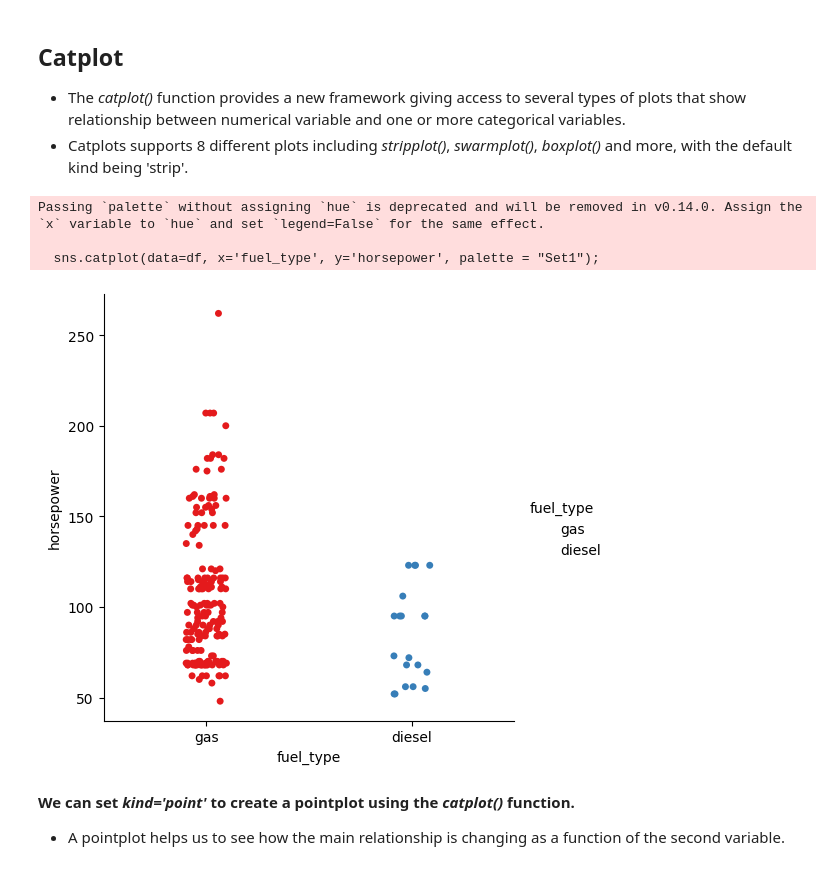
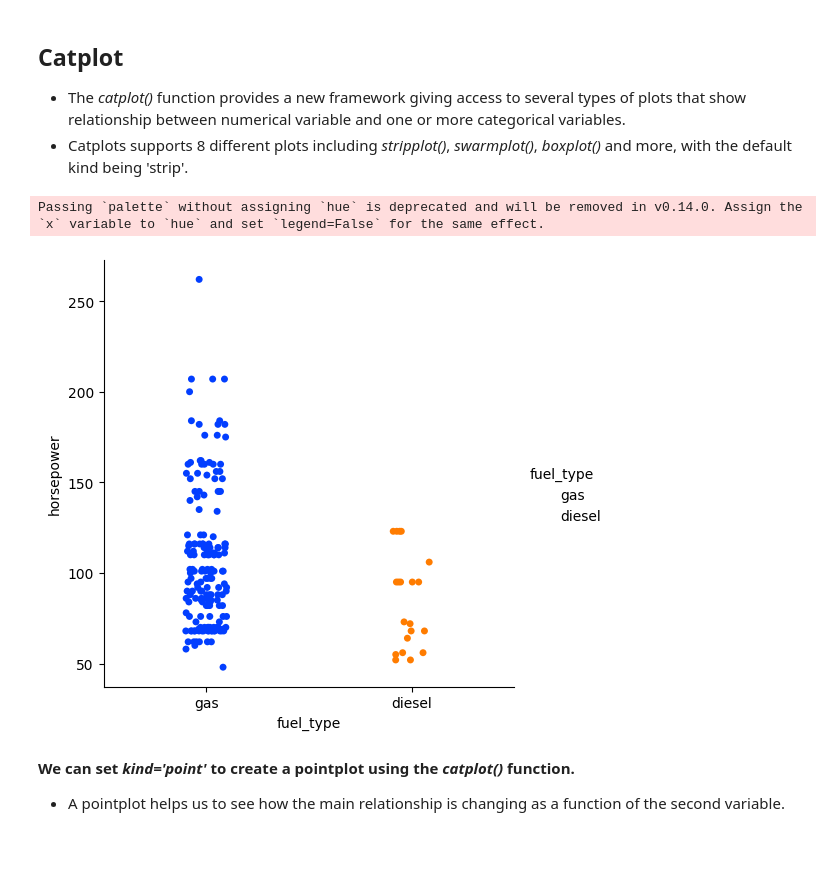
Before and after one commit to wstanislaus/data_visualization, a Jupyter notebook: notebooks/Data_Visualization_with_Python.ipynb, the cells around one changed output. Saved outputs shown, nothing was run; the diff lists cells and outputs as text; code cells hidden in the pictures.

```diff
--- a/notebooks/Data_Visualization_with_Python.ipynb
+++ b/notebooks/Data_Visualization_with_Python.ipynb
@@ -690,12 +682,10 @@ sns.swarmplot(data=df, x='fuel_type', y='price', hue='number_of_doors', dodge=Tr
 * The *catplot()* function provides a new framework giving access to several types of plots that show relationship between numerical variable and one or more categorical variables.
 * Catplots supports 8 different plots including *stripplot()*, *swarmplot()*, *boxplot()* and more, with the default kind being 'strip'.
 # %%
-sns.catplot(data=df, x='fuel_type', y='horsepower', palette = "Set1");
+sns.catplot(data=df, x='fuel_type', y='horsepower', palette = "bright");
 # %% [output]
 Passing `palette` without assigning `hue` is deprecated and will be removed in v0.14.0. Assign the `x` variable to `hue` and set `legend=False` for the same effect.
-
-  sns.catplot(data=df, x='fuel_type', y='horsepower', palette = "Set1");
-[figure, old version]
+[figure, new version]
 # %% [markdown]
 **We can set *kind='point'* to create a pointplot using the *catplot()* function.**
 
```
Also changed, not shown: parts of 5 cells of this notebook, 3 other files.
